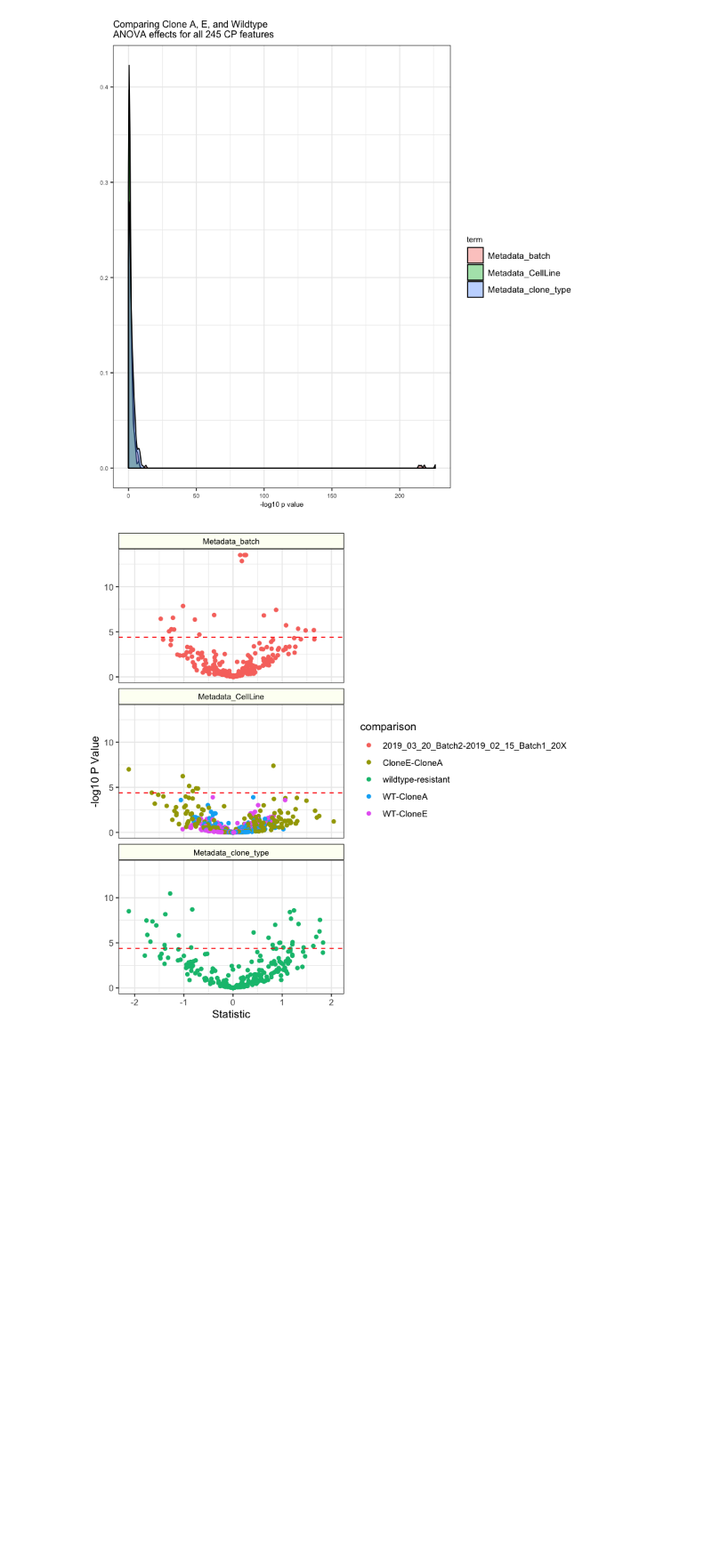
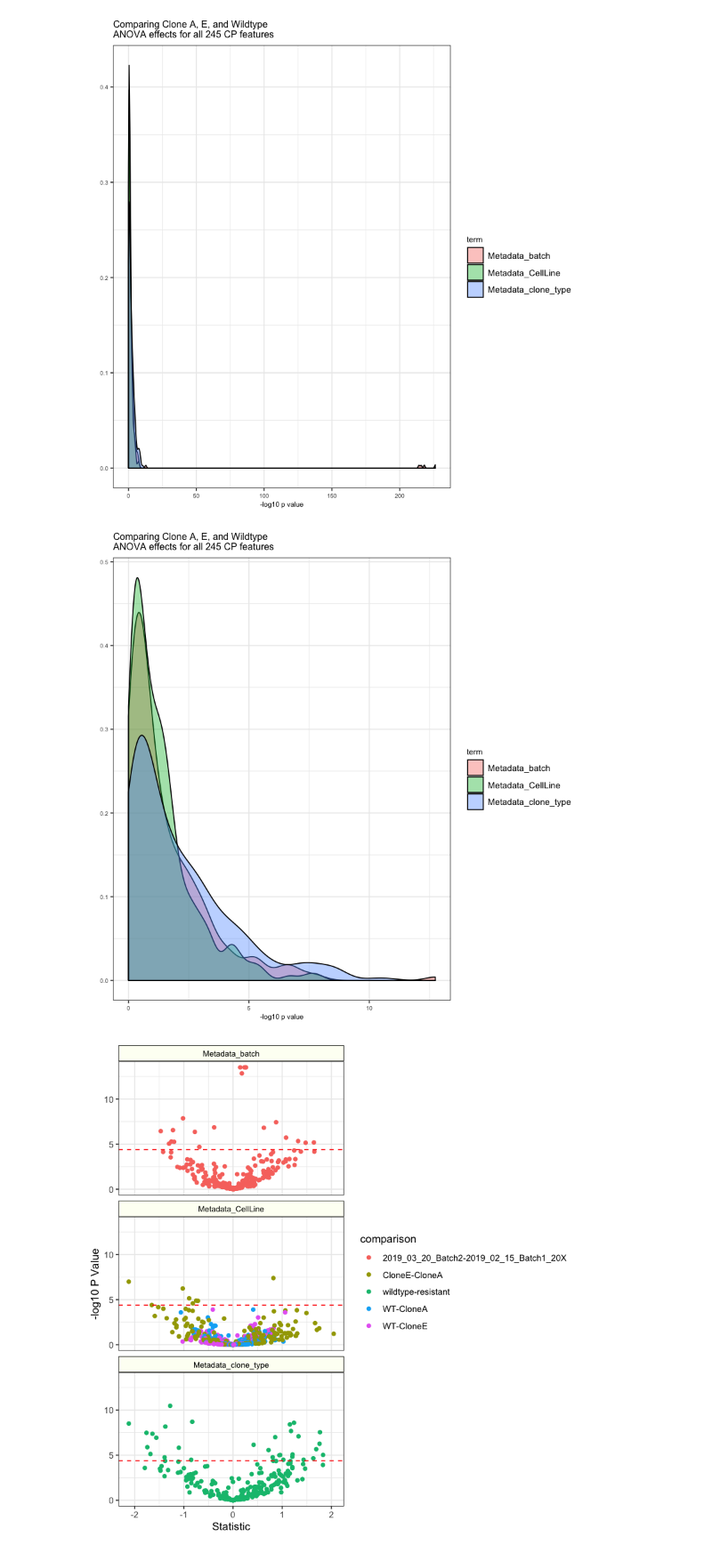
Before and after one commit to broadinstitute/profiling-resistance-mechanisms, a Jupyter notebook: 3.feature-differences/0.build-morphology-signatures.ipynb, the cells around one changed output. Shown at 89% size. Saved outputs shown, nothing was run; the diff lists cells and outputs as text; code cells hidden in the pictures; blank space fills up the shorter version.

Commit message:
add truncated distribution figure and change fig dimensions

```diff
--- a/3.feature-differences/0.build-morphology-signatures.ipynb
+++ b/3.feature-differences/0.build-morphology-signatures.ipynb
@@ -141,6 +141,27 @@ ggsave(out_file, dpi = 500, height = 5, width = 4)
 difference_contribution_gg
 # %% [output]
 [figure]
+# %%
+difference_contribution_gg <- ggplot(cloneAE_full_results_df %>% dplyr::filter(neg_log_p < 200),
+                                     aes(x = neg_log_p)) +
+    geom_density(aes(fill = term), alpha = 0.4) +
+    theme_bw() +
+    xlab("-log10 p value") +
+    ylab("") +
+    ggtitle(
+        paste("Comparing Clone A, E, and Wildtype\nANOVA effects for all",
+               num_cp_features,
+              "CP features")) +
+    theme(axis.text = element_text(size = 6),
+          axis.title = element_text(size = 7),
+          title = element_text(size = 8))
+
+out_file <- file.path("figures", "cloneAE_anova_effect_term_distributions_cutoff.png")
+ggsave(out_file, dpi = 500, height = 5, width = 4)
+
+difference_contribution_gg
+# %% [output]
+[figure, added]
 # %%
 signif_line <- -log10(0.05 / nrow(full_tukey_results_df))
 
```
Also changed, not shown: parts of 3 cells of this notebook, 1 other file.
